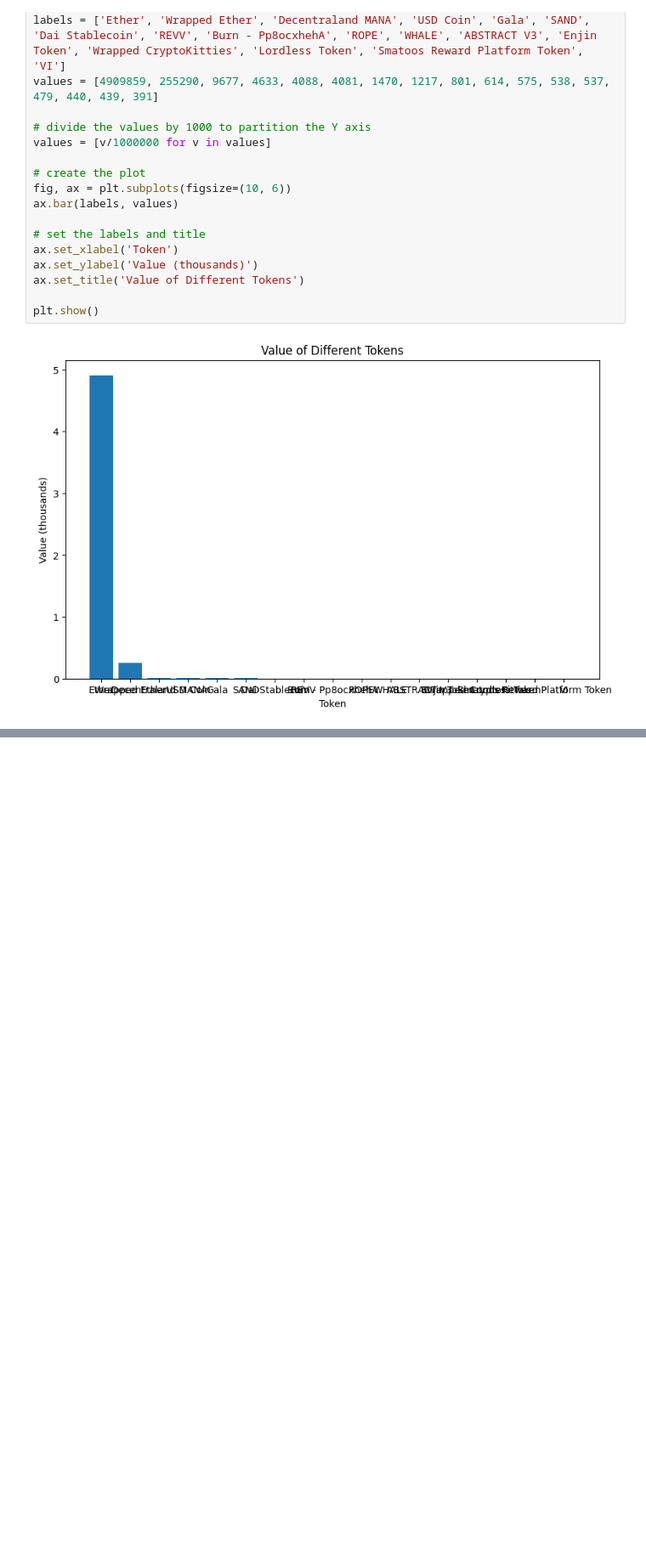
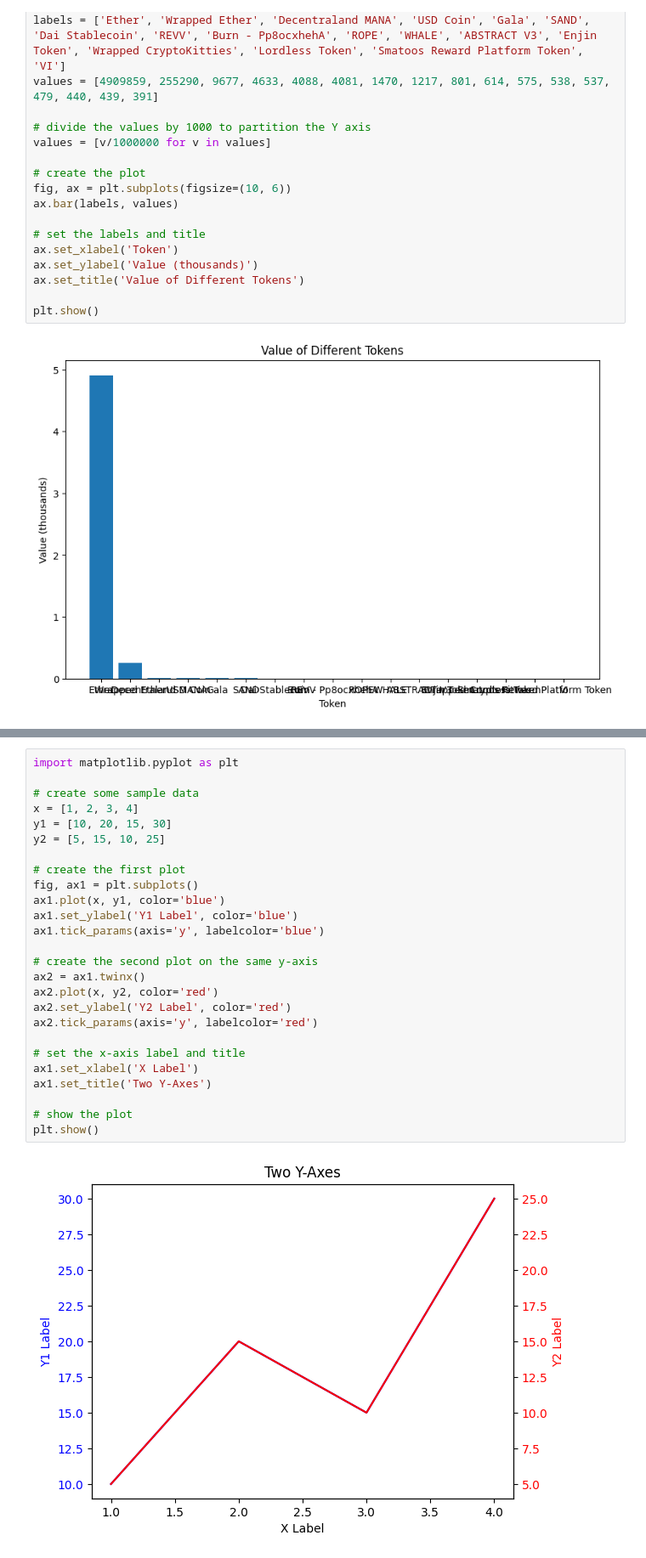
Before and after one commit to datakiptoo/Opensea, a Jupyter notebook: test.ipynb, the cells around one changed output, grey strips where cells are left out. Shown at 85% size. Cells and saved outputs as stored; diff of their text form; blank space fills up the shorter version.

```diff
--- a/test.ipynb
+++ b/test.ipynb
@@ -399,0 +432,28 @@ plt.show()
+# %%
+import matplotlib.pyplot as plt
+
+# create some sample data
+x = [1, 2, 3, 4]
+y1 = [10, 20, 15, 30]
+y2 = [5, 15, 10, 25]
+
+# create the first plot
+fig, ax1 = plt.subplots()
+ax1.plot(x, y1, color='blue')
+ax1.set_ylabel('Y1 Label', color='blue')
+ax1.tick_params(axis='y', labelcolor='blue')
+
+# create the second plot on the same y-axis
+ax2 = ax1.twinx()
+ax2.plot(x, y2, color='red')
+ax2.set_ylabel('Y2 Label', color='red')
+ax2.tick_params(axis='y', labelcolor='red')
+
+# set the x-axis label and title
+ax1.set_xlabel('X Label')
+ax1.set_title('Two Y-Axes')
+
+# show the plot
+plt.show()
+# %% [output]
+[figure, added]
```
Also changed, not shown: parts of 2 cells of this notebook.
